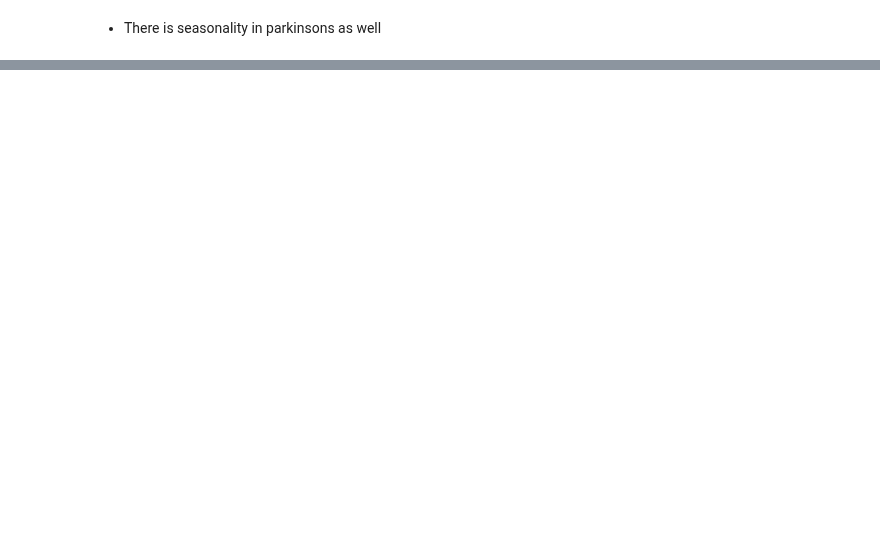
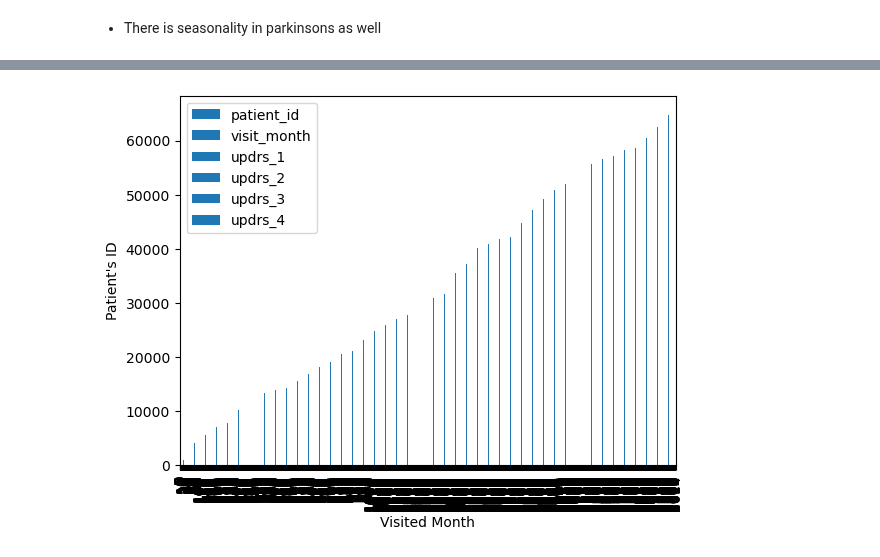
Before and after one commit to Payal-dh/ParkinsonsProgressionModel, a Jupyter notebook: Data Exploration .ipynb, the cells around one changed output, grey strips where cells are left out. Drawn from its saved outputs; the diff is of its cells as text; code cells hidden in the pictures; blank space fills up the shorter version.

```diff
--- a/Data Exploration .ipynb
+++ b/Data Exploration .ipynb
@@ -62,0 +142,2 @@ plt.plot(drug['visit_month'], drug['sum_score'])
+# %%
+df3 = pd.read_csv("train_clinical_data.csv")
@@ -62,0 +160,12 @@ plt.plot(drug['visit_month'], drug['sum_score'])
+# %%
+# How many times a patient ID has visited the clinic, during the month.
+
+plot_pandas = df3.plot.bar(color='tab:blue')
+
+#xlabel, ylabel
+plt.xlabel("Visited Month")
+plt.ylabel("Patient's ID")
+
+plt.show()
+# %% [output]
+[figure, added]
```
Also changed, not shown: parts of 13 cells of this notebook.
